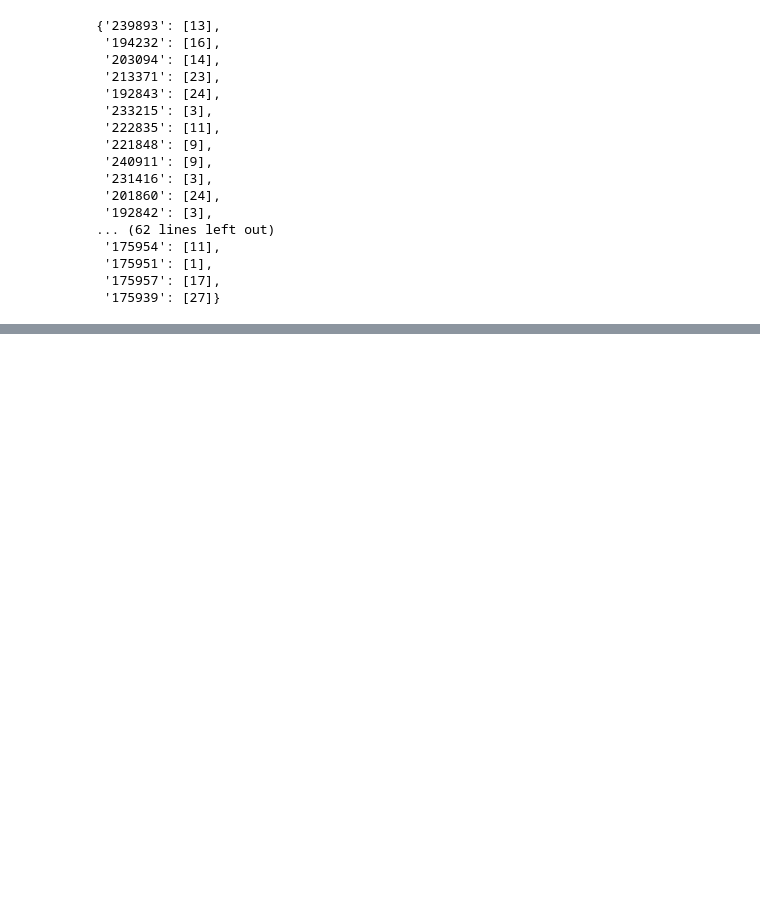
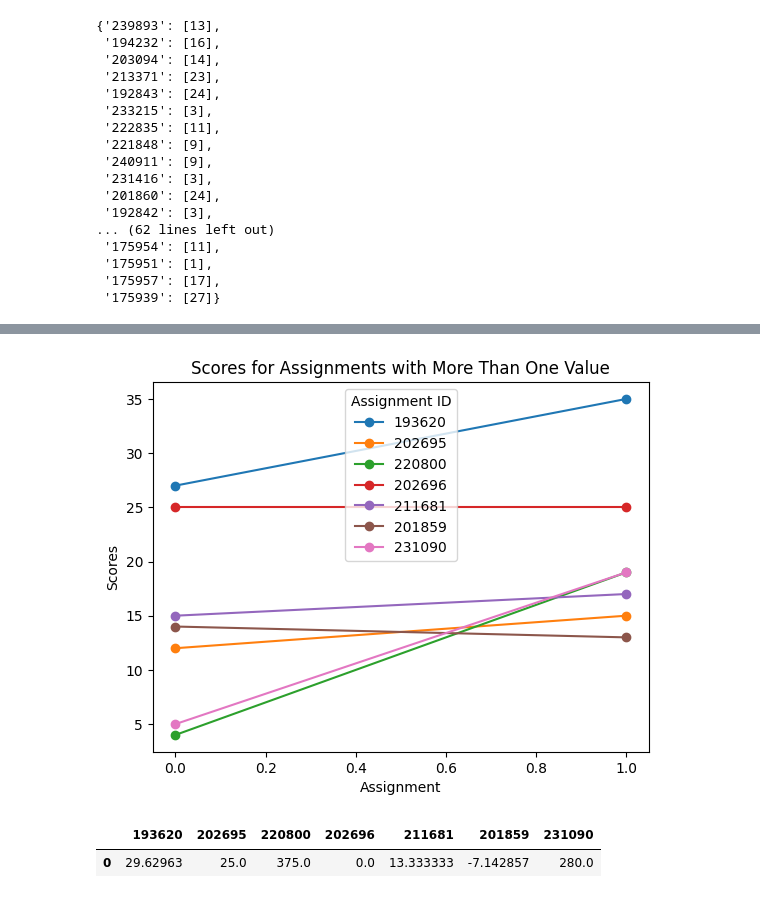
Before and after one commit to Typiqally/canvas-grade-correlation, a Jupyter notebook: main.ipynb, the cells around one changed output, grey strips where cells are left out. Cells and saved outputs as stored; diff of their text form; code cells hidden in the pictures; blank space fills up the shorter version.

Commit message:
Graph update

```diff
--- a/main.ipynb
+++ b/main.ipynb
@@ -67,3 +66,6 @@ assignments
  '175951': [1],
  '175957': [17],
  '175939': [27]}
+# %%
+filtered_assignments = {k: v for k, v in assignments.items() if len(v) > 1}
+filtered_assignments
@@ -69,0 +80,45 @@ assignments
+# %%
+import pandas as pd
+import matplotlib.pyplot as plt
+
+# Convert the filtered_assignments dictionary to a DataFrame
+df_filtered = pd.DataFrame.from_dict(filtered_assignments, orient='index').transpose()
+
+# Plot a line chart
+df_filtered.plot(kind='line', marker='o')
+
+# Add labels and title
+plt.xlabel('Assignment')
+plt.ylabel('Scores')
+plt.title('Scores for Assignments with More Than One Value')
+
+# Display the chart
+plt.legend(title='Assignment ID')
+plt.show()
+# %% [output]
+[figure, added]
+# %%
+import pandas as pd
+
+# Function to calculate percentage change
+def calculate_percentage_change(old, new):
+    if old == 0:
+        return 0
+    return ((new - old) / old) * 100
+
+# Calculate percentage change for filtered assignments
+percentage_changes = {}
+for assignment, scores in filtered_assignments.items():
+    percentage_changes[assignment] = []
+    for i in range(1, len(scores)):
+        change = calculate_percentage_change(scores[i-1], scores[i])
+        percentage_changes[assignment].append(change)
+
+# Convert the percentage changes dictionary to a DataFrame
+df_percentage_changes = pd.DataFrame.from_dict(percentage_changes, orient='index').transpose()
+
+# Output the DataFrame
+df_percentage_changes
+# %% [output]
+|  | 193620 | 202695 | 220800 | 202696 | 211681 | 201859 | 231090 |
+| 0 | 29.62963 | 25.0 | 375.0 | 0.0 | 13.333333 | -7.142857 | 280.0 |
```
Also changed, not shown: parts of 4 cells of this notebook.
